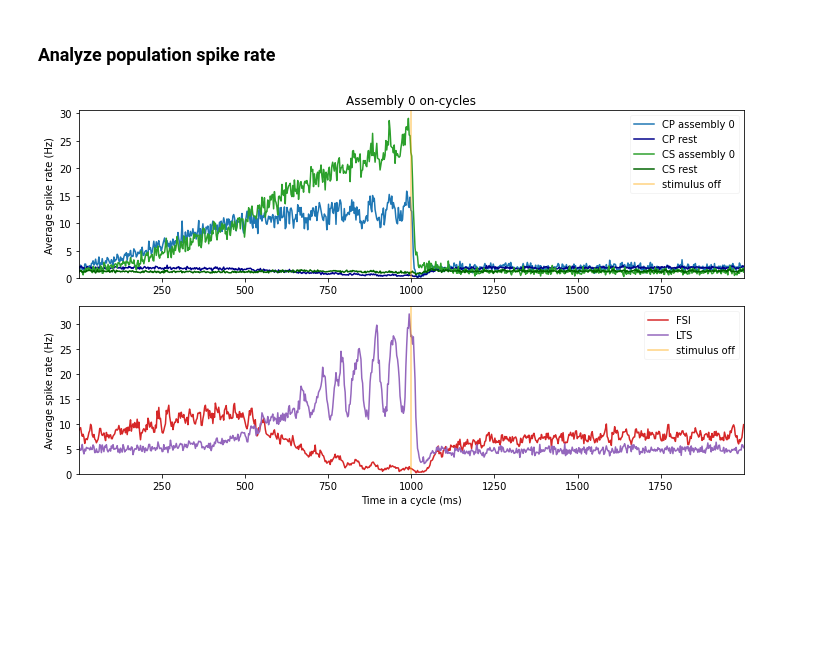
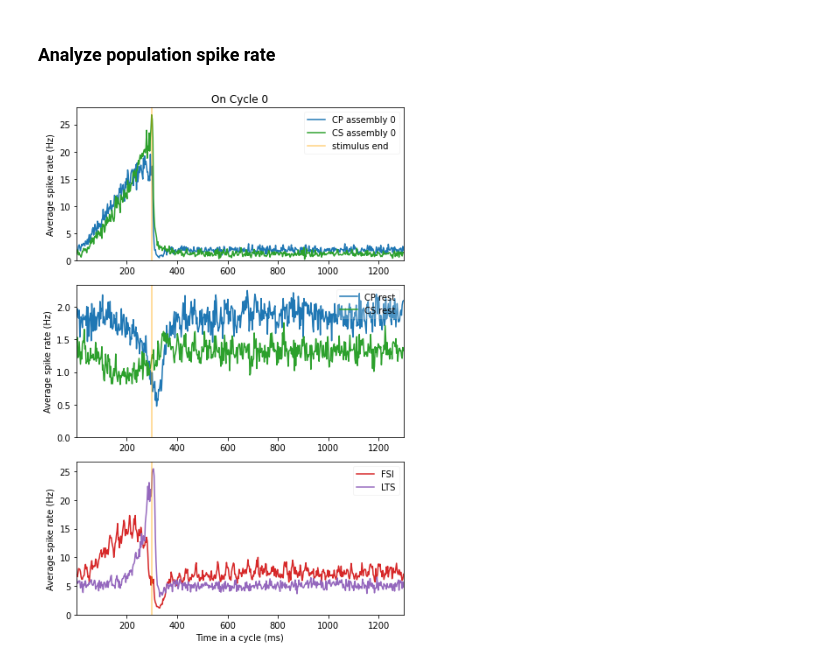
Before and after one commit to chenziao/M1ten_thousand, a Jupyter notebook: Analysis/Analyze_Population.ipynb, the cells around one changed output. Drawn from its saved outputs; the diff is of its cells as text; code cells hidden in the pictures; blank space fills up the shorter version.

Commit message:
Update population analysis

```diff
--- a/Analysis/Analyze_Population.ipynb
+++ b/Analysis/Analyze_Population.ipynb
@@ -3,19 +3,17 @@ import numpy as np
 import pandas as pd
 import xarray as xr
 import matplotlib.pyplot as plt
-import h5py
 import json
-import csv
 import os
 from bmtool.util.util import load_nodes_from_paths
 
 from analysis import plot, utils, process # imoporting analysis module enables import from model folder
-from build_input import get_populations, get_stim_cycle, input_pairs_from_file
+from build_input import get_populations, input_pairs_from_file
 
 %matplotlib inline
 
-TRIAL_NAME = "ramp_a0_t1.0"
-STIM_FILE = "thalamus_ramp_a0_t1.0"
+TRIAL_NAME = "ramp_a0_t0.3"
+STIM_FILE = "thalamus_ramp_a0_t0.3"
 RESULT_PATH = "simulation_results"
 TRIAL_PATH = os.path.join(RESULT_PATH, TRIAL_NAME)
 # %% [markdown]
@@ -110,3 +106,14 @@ win_grp_idx = {i: list(range(i, windows.shape[0], n_assy))
+# %%
+# assembly stimulated in each unique stimulus cycle {unique cycle id: assembly id}
+if stimulus_type == 'long':
+    cyc_to_assy = {i: [a] for i, a in enumerate(assy_idx)}
+else:
+    cyc_to_assy = {0: assy_idx}
+
+# indices of windows with the same stimulus cycles {unique cycle id: cycle numbers}
+n_unique_cycle = len(cyc_to_assy)
+win_grp_idx = {i: list(range(i, windows.shape[0], n_unique_cycle))
+               for i in range(n_unique_cycle)}
 # %%
 grp_rspk_cyc = process.windowed_xarray(grp_rspk.spike_rate, windows)
 pop_rspk_cyc = process.windowed_xarray(pop_rspk.spike_rate, windows)
@@ -117,49 +124,43 @@ pop_rspk_cyc_onff = process.group_windows(pop_rspk_cyc, win_grp_idx)
 grp_rspk_cyc_avg = [process.average_group_windows(x) for x in grp_rspk_cyc_onff]
 pop_rspk_cyc_avg = [process.average_group_windows(x) for x in pop_rspk_cyc_onff]
 # %%
-show_assy_idx = [0, 1]
-show_assy_idx = [i for i in show_assy_idx if i in assy_idx]
-has_rest = -1 in assy_idx
-show_off = int(n_assy > 1)
+show_unique_cyc = 2  # maximum number of unique cycles to show
+show_unique_cyc = list(cyc_to_assy.keys())[:show_unique_cyc]
+show_off = int(n_unique_cycle > 1) + 1
 
-for i in show_assy_idx:
-    _, axs = plt.subplots(2 * (show_off + 1), 1,
-                          figsize=(10, 6 * (show_off + 1)), squeeze=False)
-    axs = axs.ravel()
-    for p in pop_names:
-        sel = dict(unique_cycle=i, population=p)
-        color = [pop_color[p]]
-        label = p
-        if p in PN_pop_names:
-            sel['assembly'] = [i, -1] if has_rest else [i]
-            label += ' assembly %d' % i
-            if has_rest:
-                label = [label, p + ' rest']
-                color.append(pop_color_dark[p])
-            cyc_avg = grp_rspk_cyc_avg
-            sub_ax = slice(0, None, 2)
-        else:
-            cyc_avg = pop_rspk_cyc_avg
-            sub_ax = slice(1, None, 2)
-        for da, ax in zip(cyc_avg, axs[sub_ax]):
-            ax.set_prop_cycle('color', color)
-            da = da.sel(sel)
-            ax.plot(da.time, da.values.T, label=label)
-    for ax in axs:
-        ax.axvline(on_time * 1000, color='orange', alpha=0.5, label='stimulus off')
+t = pop_rspk_cyc.time.values
+for i in show_unique_cyc:
+    show_assy = cyc_to_assy[i] + ([-1] if rest_assy else [])
+    n_rows = len(show_assy) + 1
+    _, axs = plt.subplots(n_rows, show_off, squeeze=False,
+                          figsize=(6 * show_off, 3 * n_rows))
+    for j in range(show_off):
+        for a, ax in zip(show_assy, axs[:-1, j]):
+            da = grp_rspk_cyc_avg[j].sel(unique_cycle=i, assembly=a)
+            suffix = f' assembly {a:d}' if a >= 0 else ' rest'
+            for p in PN_pop_names:
+                rspk = da.sel(population=p).values
+                ax.plot(t, rspk, color=pop_color[p], label=p + suffix)
+        da = pop_rspk_cyc_avg[j].sel(unique_cycle=i)
+        for p in ITN_pop_names:
+            rspk = da.sel(population=p).values
+            axs[-1, j].plot(t, rspk, color=pop_color[p], label=p)
+    for j, ax in enumerate(axs.ravel()):
+        ax.axvline(on_time * 1000, color='orange', alpha=0.5,
+                   label=None if j else 'stimulus end')
+        ax.set_xlim(t[[0, -1]])
+        ax.set_ylim(bottom=0)
+    for ax in axs[:, 0]:
         ax.set_ylabel('Average spike rate (Hz)')
-        ax.set_xlim(da.time[[0, -1]])
-        ax.set_ylim(bottom=0.)
-    for ax in axs[:2]:
         ax.legend(loc='upper right', framealpha=0.2)
-    axs[0].set_title('Assembly %d on-cycles' % i)
-    axs[-1].set_xlabel('Time in a cycle (ms)')
-    if show_off:
-        axs[2].set_title('Assembly %d off-cycles' % i)
+    for j, ax in enumerate(axs[0, :]):
+        ax.set_title(('Off' if j else 'On') + f' Cycle {i:d}')
+    for ax in axs[-1, :]:
+        ax.set_xlabel('Time in a cycle (ms)')
     plt.tight_layout()
 plt.show()
 # %% [output]
-[figure, old version]
+[figure, new version]
 # %%
 # process.combine_spike_rate(grp_rspk, 'population')
 # process.combine_spike_rate(pop_rspk, 'population', index=PN_pop_names)
```
Also changed, not shown: parts of 4 cells of this notebook, 6 other files.
